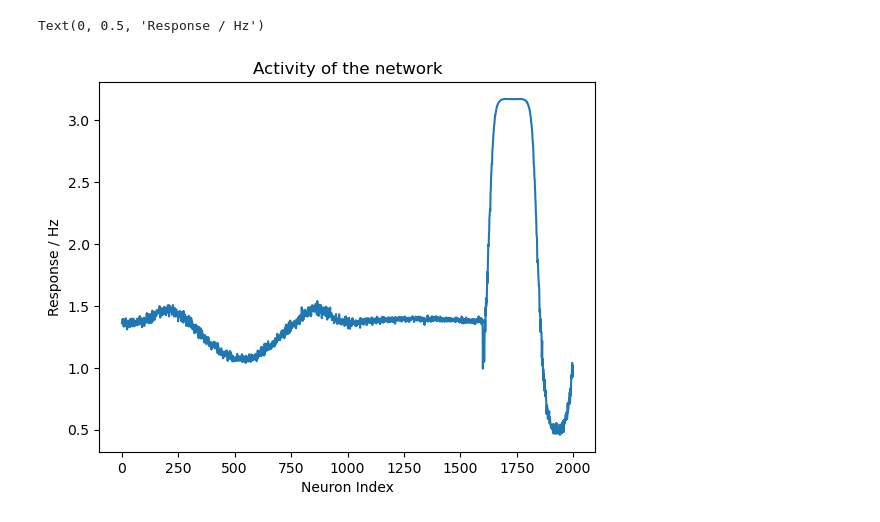
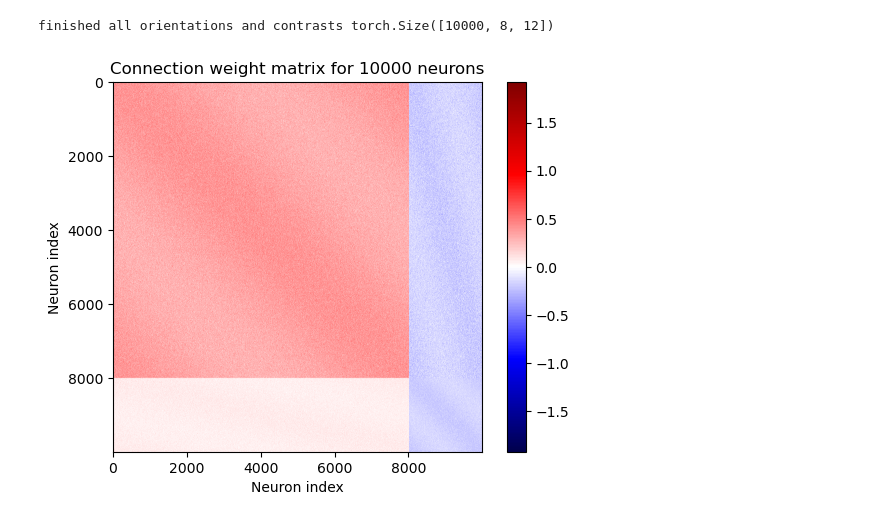
Before and after one commit to paopaoch/Mouse-V1, a Jupyter notebook: mouse_plots.ipynb, the cells around one changed output. Cells and saved outputs as stored; diff of their text form; code cells hidden in the pictures.

```diff
--- a/mouse_plots.ipynb
+++ b/mouse_plots.ipynb
@@ -380,8 +0,0 @@ for i in range(2000):
-# %%
-plt.plot(one_res)
-plt.title("Activity of the network")
-plt.xlabel("Neuron Index")
-plt.ylabel("Response / Hz")
-# %% [output]
-Text(0, 0.5, 'Response / Hz')
-[figure, removed]
@@ -387,0 +3,19 @@ Text(0, 0.5, 'Response / Hz')
+# %%
+from legacy.mouse import NeuroNN
+
+J_array = [  0.6131,  -6.8548,   2.2939,  -5.6821]  # NES values
+P_array = [-0.6996,  -7.7089,  -1.3388, -4.4278]
+w_array = [-12.3577, -15.2088,  -9.6759, -14.3590]
+
+J_array = [-4.3900, -5.8650,  0.0000, -7.7800]  # NES init values
+P_array = [-1.2200, -6.5920, -6.5920, -1.2200]
+w_array = [-12.2500, -12.2500, -12.2500, -12.2500]
+
+model = NeuroNN(J_array, P_array, w_array, 10000, grad=False)
+res = model()
+# %% [output]
+finished all orientations and contrasts torch.Size([10000, 8, 12])
+# %%
+model = NeuroNN(J_array, P_array, w_array, 10000, grad=False, plot=True)
+# %% [output]
+[figure, added]
```
Also changed, not shown: parts of 72 cells of this notebook, 7 other files.
